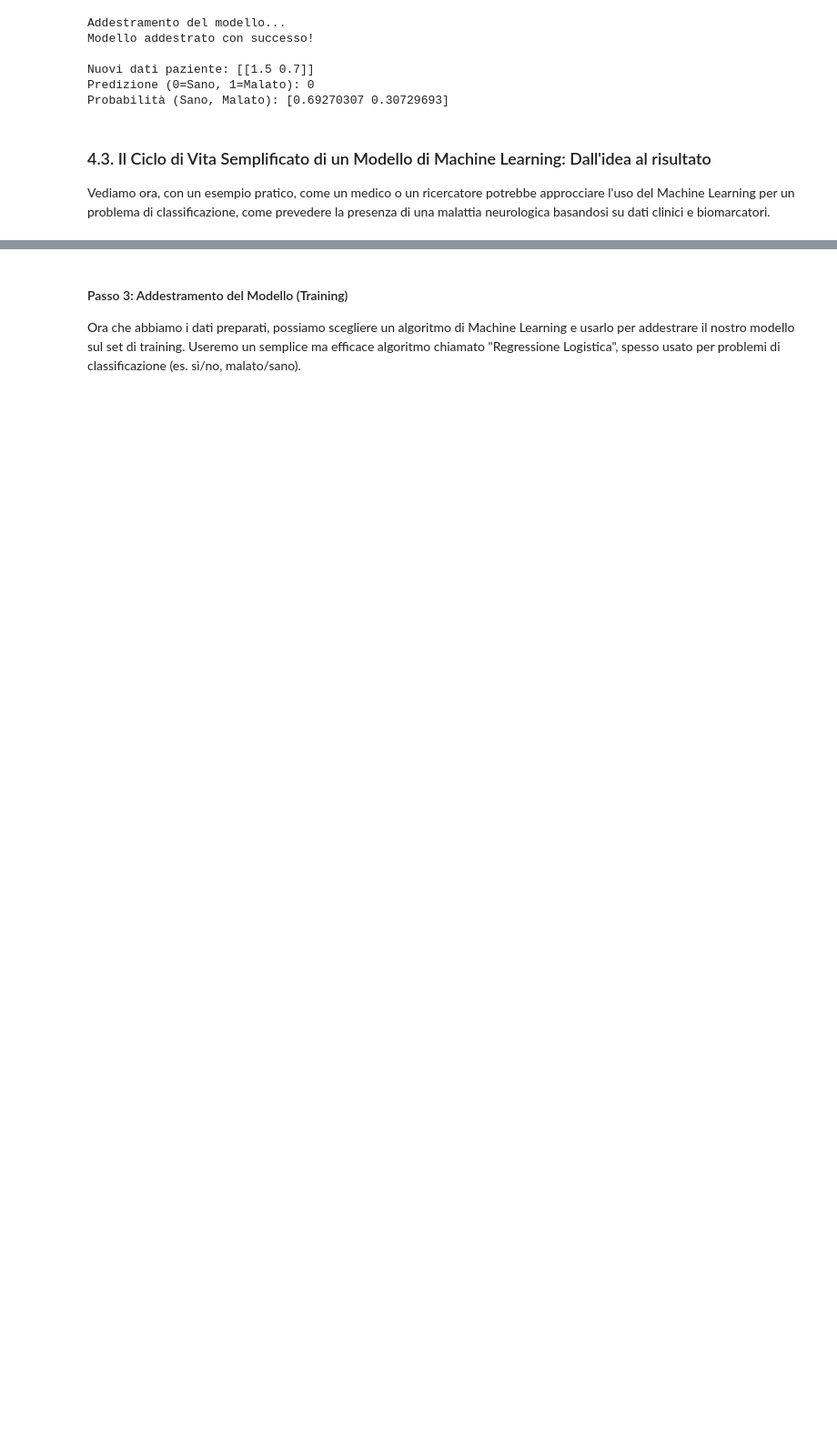
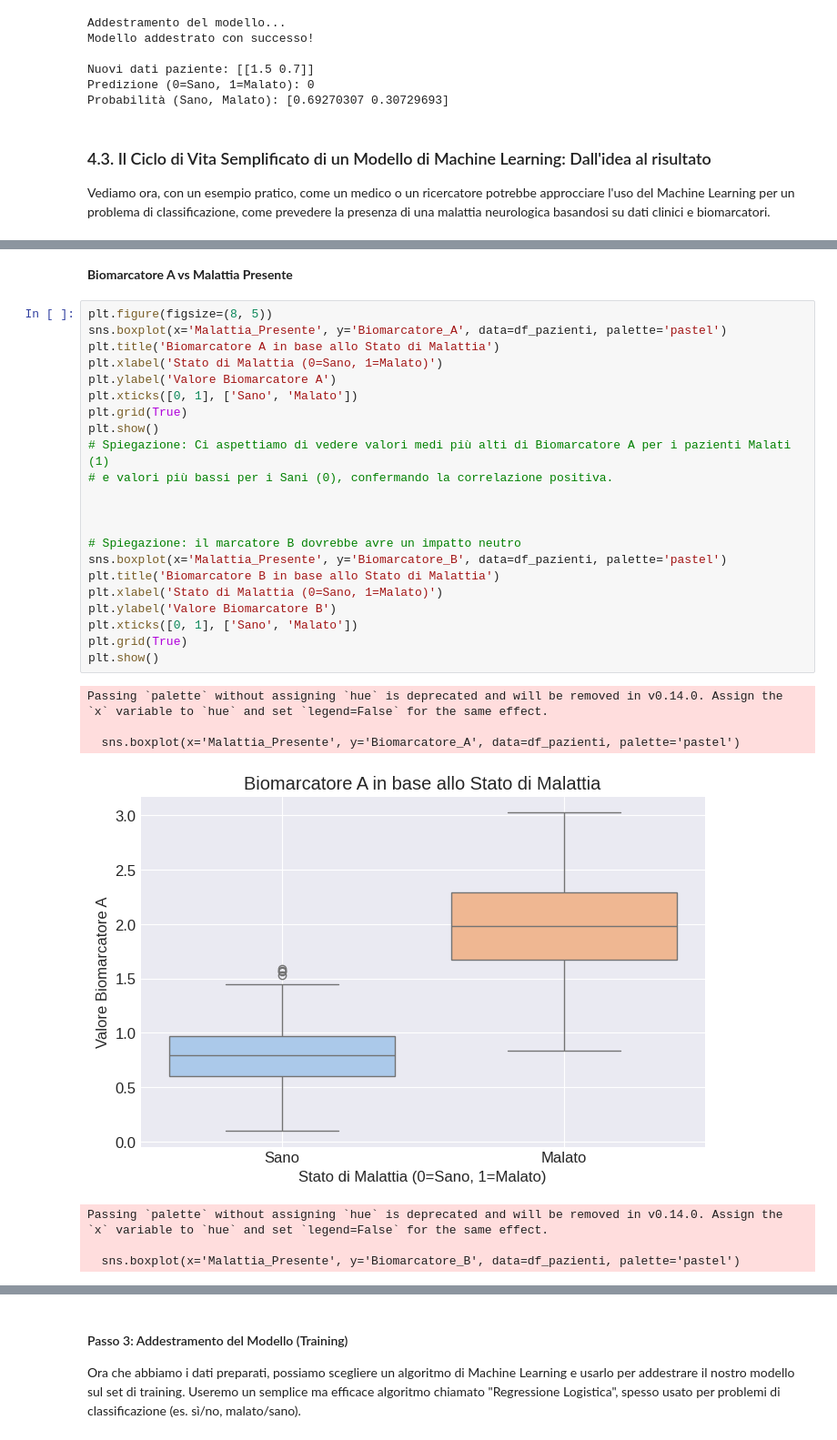
Before and after one commit to mdelleani/neuro-next-bootcamp, a Jupyter notebook: notebooks/01_Introduction.ipynb, the cells around one changed output, grey strips where cells are left out. Shown at 91% size. Saved outputs shown, nothing was run; the diff lists cells and outputs as text; blank space fills up the shorter version.

```diff
--- a/notebooks/01_Introduction.ipynb
+++ b/notebooks/01_Introduction.ipynb
@@ -500,0 +633,32 @@ print(f"\nDimensioni del dataset: {df_pazienti.shape} (righe, colonne)")
+# %% [markdown]
+**Biomarcatore A vs Malattia Presente**
+# %%
+plt.figure(figsize=(8, 5))
+sns.boxplot(x='Malattia_Presente', y='Biomarcatore_A', data=df_pazienti, palette='pastel')
+plt.title('Biomarcatore A in base allo Stato di Malattia')
+plt.xlabel('Stato di Malattia (0=Sano, 1=Malato)')
+plt.ylabel('Valore Biomarcatore A')
+plt.xticks([0, 1], ['Sano', 'Malato'])
+plt.grid(True)
+plt.show()
+# Spiegazione: Ci aspettiamo di vedere valori medi più alti di Biomarcatore A per i pazienti Malati (1)
+# e valori più bassi per i Sani (0), confermando la correlazione positiva.
+
+
+
+# Spiegazione: il marcatore B dovrebbe avre un impatto neutro
+sns.boxplot(x='Malattia_Presente', y='Biomarcatore_B', data=df_pazienti, palette='pastel')
+plt.title('Biomarcatore B in base allo Stato di Malattia')
+plt.xlabel('Stato di Malattia (0=Sano, 1=Malato)')
+plt.ylabel('Valore Biomarcatore B')
+plt.xticks([0, 1], ['Sano', 'Malato'])
+plt.grid(True)
+plt.show()
+# %% [output]
+Passing `palette` without assigning `hue` is deprecated and will be removed in v0.14.0. Assign the `x` variable to `hue` and set `legend=False` for the same effect.
+
+  sns.boxplot(x='Malattia_Presente', y='Biomarcatore_A', data=df_pazienti, palette='pastel')
+[figure, added]
+Passing `palette` without assigning `hue` is deprecated and will be removed in v0.14.0. Assign the `x` variable to `hue` and set `legend=False` for the same effect.
+
+  sns.boxplot(x='Malattia_Presente', y='Biomarcatore_B', data=df_pazienti, palette='pastel')
```
Also changed, not shown: parts of 36 cells of this notebook.
